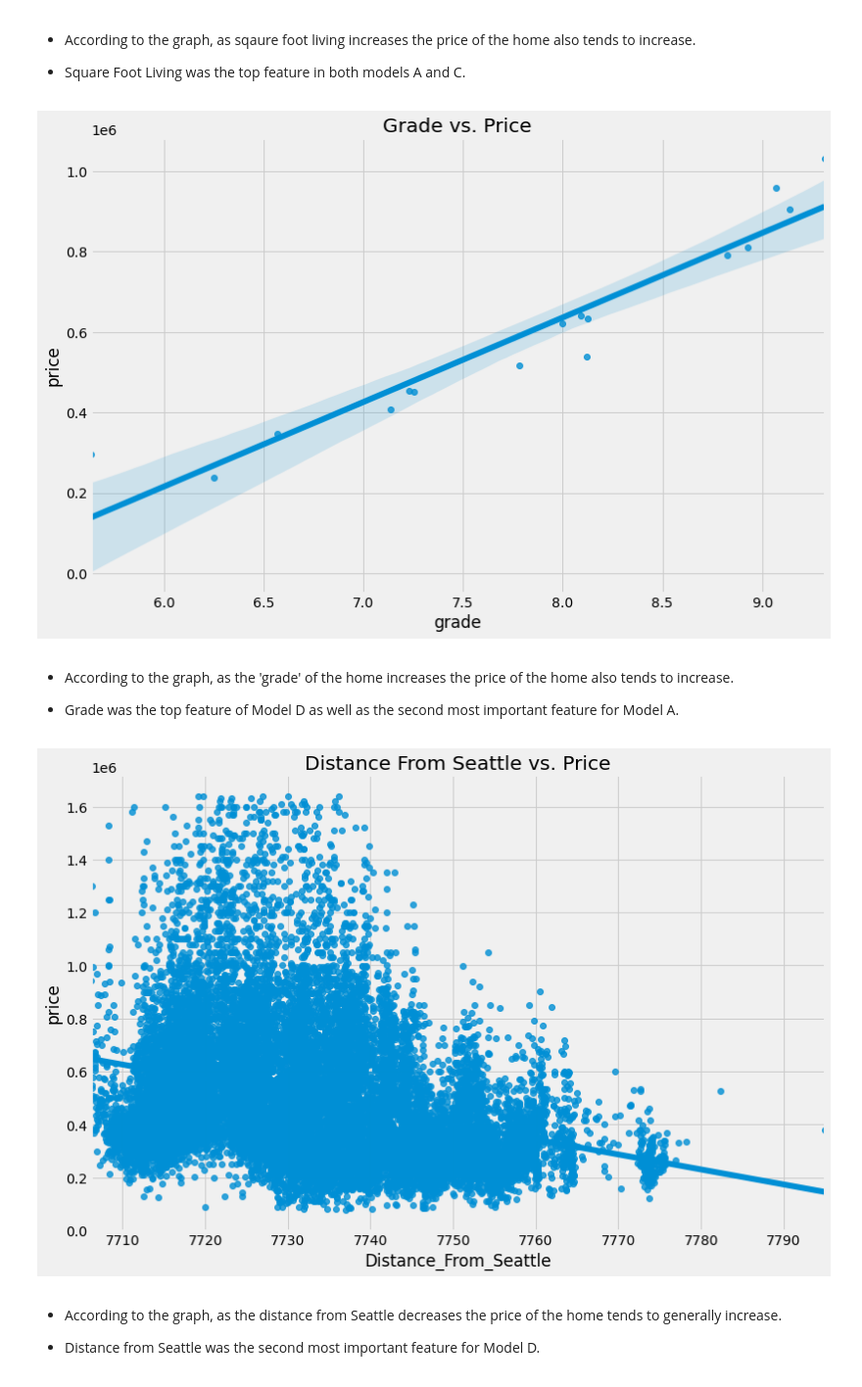
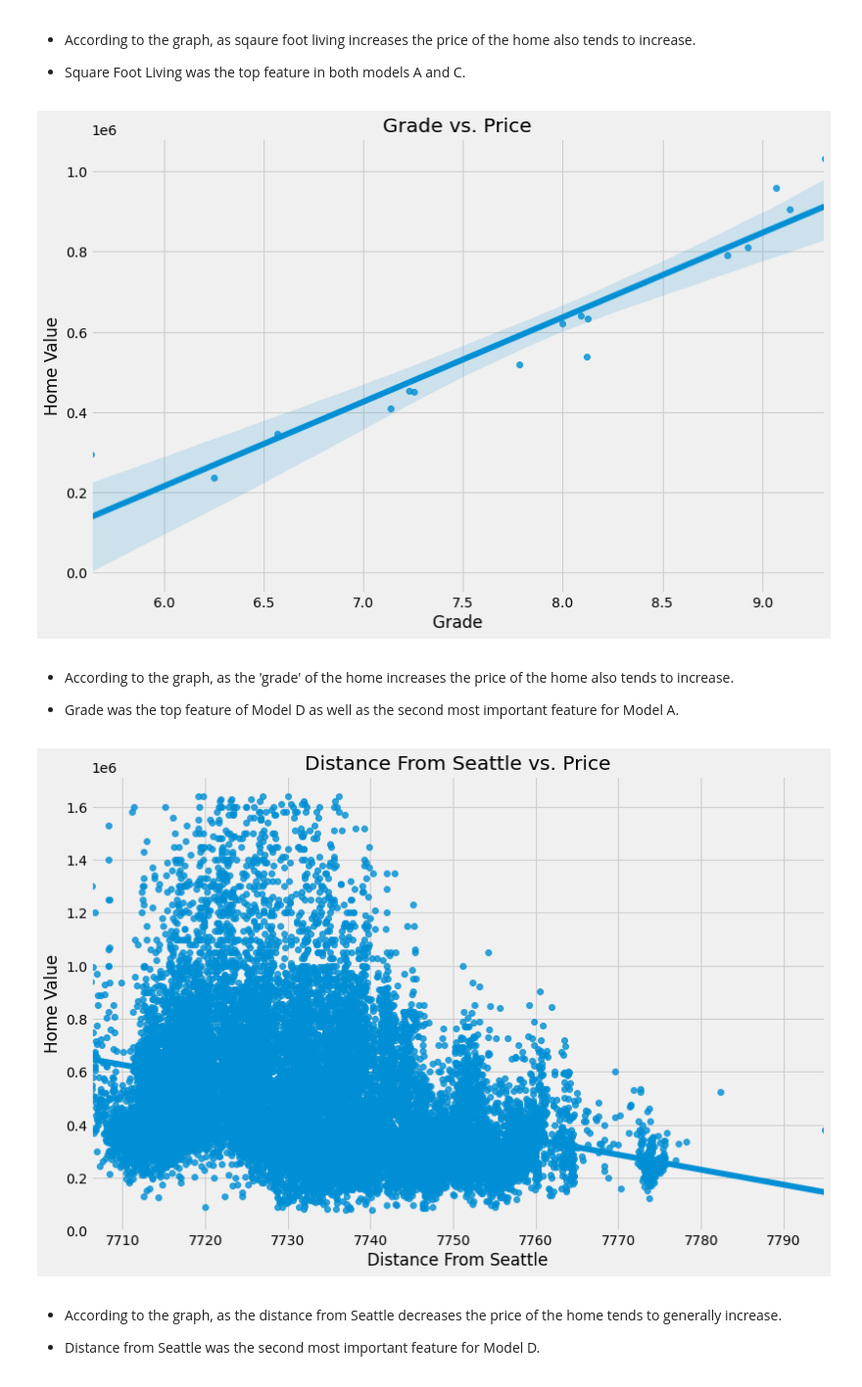
Before and after one commit to jmg0144/Housing-Linear-Regression-Analysis, a Jupyter notebook: home-sales-analysis.ipynb, the cells around one changed output. Shown at 98% size. Cells and saved outputs as stored; diff of their text form; code cells hidden in the pictures.

```diff
--- a/home-sales-analysis.ipynb
+++ b/home-sales-analysis.ipynb
@@ -1179,12 +1178,11 @@ grouped_grade.reset_index(inplace=True)
 x = grouped_grade['grade']
 y = grouped_grade['price']
 plt.figure(figsize=(12,8))
-plt.xlabel('Grade')
-plt.ylabel('Home Price')
 plt.title('Grade vs. Price')
-sns.regplot(x, y);
+plot = sns.regplot(x, y)
+plot.set(xlabel='Grade',ylabel='Home Value');
 # %% [output]
-[figure, old version]
+[figure, new version]
 # %% [markdown]
  - According to the graph, as the 'grade' of the home increases the price of the home also tends to increase.
 
@@ -1193,13 +1191,12 @@ sns.regplot(x, y);
 # %%
 x = final_df['Distance_From_Seattle']
 y = final_df['price']
 plt.figure(figsize=(12,8))
-plt.xlabel('Distance From Seattle')
-plt.ylabel('Home Price')
 plt.title('Distance From Seattle vs. Price')
-sns.regplot(x, y);
+plot = sns.regplot(x, y)
+plot.set(xlabel='Distance From Seattle',ylabel='Home Value');
 # %% [output]
-[figure, old version]
+[figure, new version]
 # %% [markdown]
  - According to the graph, as the distance from Seattle decreases the price of the home tends to generally increase.
 
```
Also changed, not shown: parts of 6 cells of this notebook.
